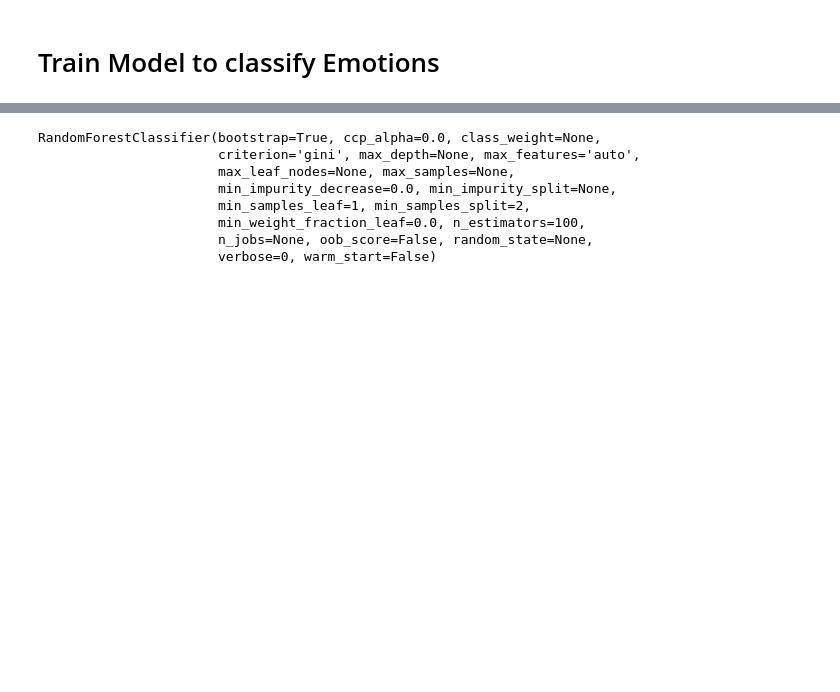
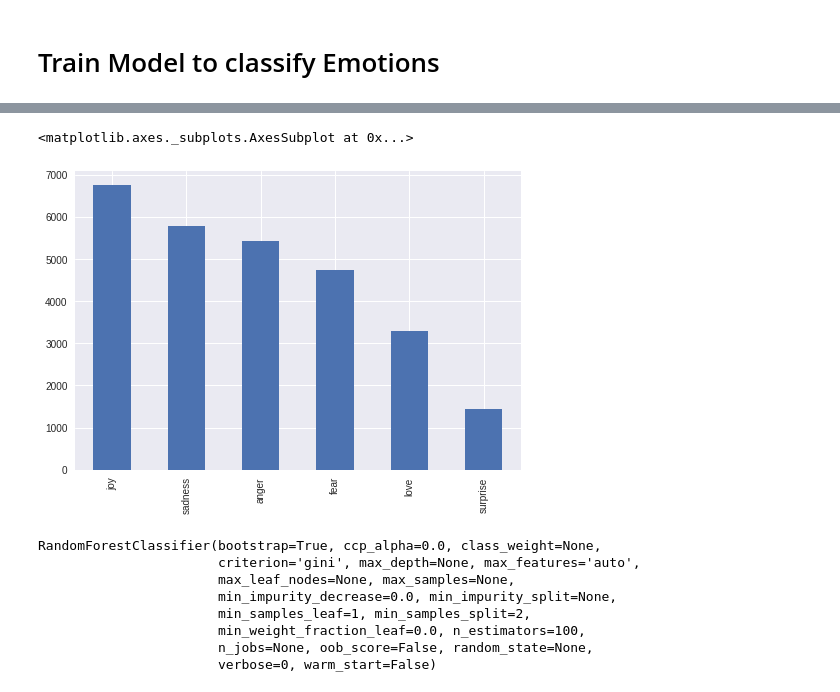
Before and after one commit to KhaldounN/Files-, a Jupyter notebook: FINAL_DSF.ipynb, the cells around one changed output, grey strips where cells are left out. Cells and saved outputs as stored; diff of their text form; code cells hidden in the pictures; blank space fills up the shorter version.

```diff
--- a/FINAL_DSF.ipynb
+++ b/FINAL_DSF.ipynb
@@ -31 +33,10 @@ Name: Sentiment, dtype: int64
+# %%
+#douplicate the  imbalanced labels to balance data
+
+df2 = df[df.Sentiment.isin(['fear','anger','love','surprise'])]
+df = pd.concat([df,df2])
+df['Sentiment'].value_counts().plot(kind = 'bar')
+# %% [output]
+<matplotlib.axes._subplots.AxesSubplot at 0x...>
+[figure, added]
 # %%
```
Also changed, not shown: parts of 20 cells of this notebook.
